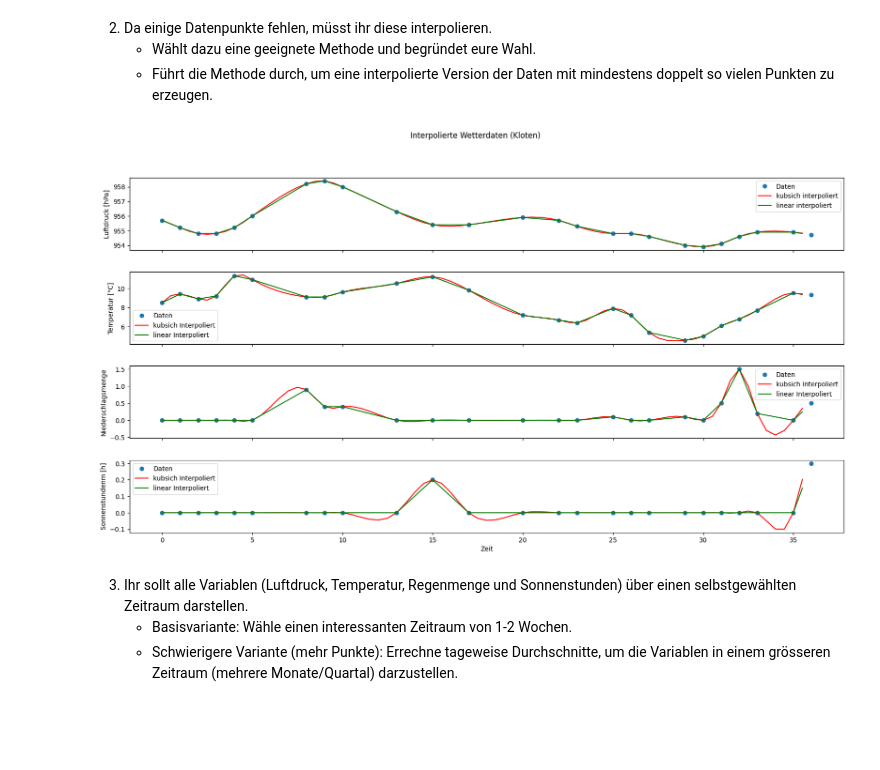
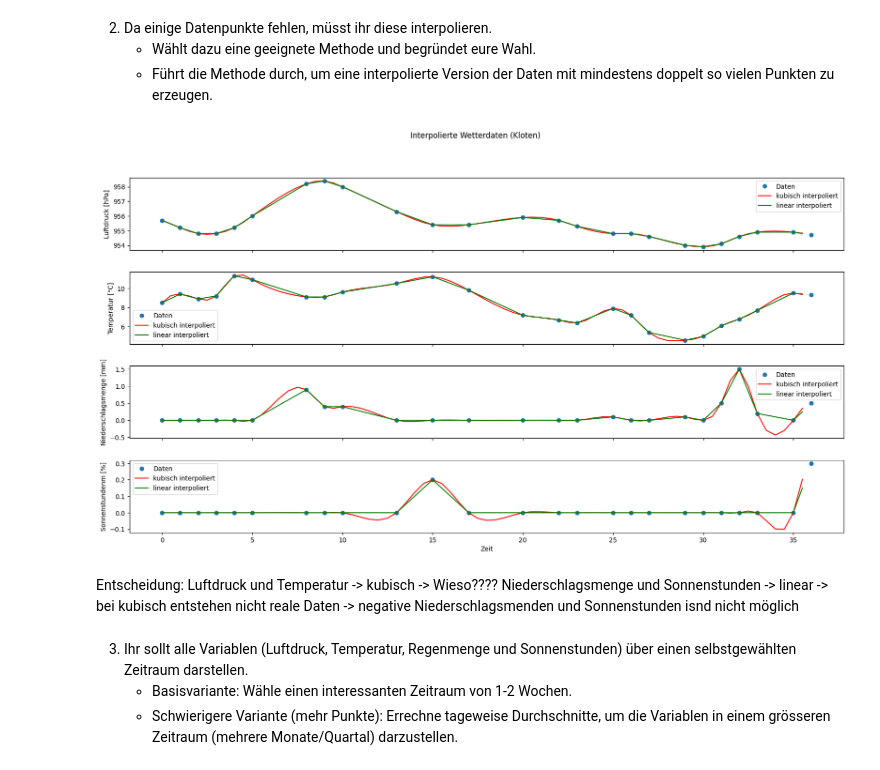
Before and after one commit to Kevin-J-Klein/NGDS-Gruppe-G, a Jupyter notebook: WetterstationGruppeG-Kevin.ipynb, the cells around one changed output. Saved outputs shown, nothing was run; the diff lists cells and outputs as text; code cells hidden in the pictures; blank space fills up the shorter version.

```diff
--- a/WetterstationGruppeG-Kevin.ipynb
+++ b/WetterstationGruppeG-Kevin.ipynb
@@ -97,39 +97,43 @@ pressure_inter_linear, temp_inter_linear,rain_inter_linear, sunshine_inter_linea
 # %%
 fig, (ax1, ax2, ax3, ax4) = plt.subplots(4, 1, sharex=True, figsize=(20,10))
 fig.subplots_adjust(wspace=0.5, hspace=0.3)
 
 ax1.plot(time_diff_demo, pressure[:25], 'o', label='Daten')
-ax1.plot(t[0:2*max_demo], pressure_inter_cubic[0:2*max_demo], 'r-', label='kubsich interpoliert')
+ax1.plot(t[0:2*max_demo], pressure_inter_cubic[0:2*max_demo], 'r-', label='kubisch interpoliert')
 ax1.plot(t[0:2*max_demo], pressure_inter_linear[0:2*max_demo], 'g-', label='linear interpoliert')
 ax1.set_ylabel('Luftdruck [hPa]')
 ax1.legend()
 
-ax2.plot(time_diff_demo, tre200h0[:25], 'o', label='Daten')
-ax2.plot(t[0:2*max_demo], tre200h0_inter_cubic[0:2*max_demo], 'r-', label='kubsich Interpoliert')
-ax2.plot(t[0:2*max_demo], tre200h0_inter_linear[0:2*max_demo], 'g-', label='linear Interpoliert')
+ax2.plot(time_diff_demo, temp[:25], 'o', label='Daten')
+ax2.plot(t[0:2*max_demo], temp_inter_cubic[0:2*max_demo], 'r-', label='kubisch interpoliert')
+ax2.plot(t[0:2*max_demo], temp_inter_linear[0:2*max_demo], 'g-', label='linear interpoliert')
 ax2.set_ylabel('Temperatur [°C]')
 #ax2.set_xlabel('Zeit')
 ax2.legend()
 
-ax3.plot(time_diff_demo, rre150h0[:25], 'o', label='Daten')
-ax3.plot(t[0:2*max_demo], rre150h0_inter_cubic[0:2*max_demo], 'r-', label='kubsich Interpoliert')
-ax3.plot(t[0:2*max_demo], rre150h0_inter_linear[0:2*max_demo], 'g-', label='linear Interpoliert')
-ax3.set_ylabel('Niederschlagsmenge') #Einheit: mm ?
+ax3.plot(time_diff_demo, rain[:25], 'o', label='Daten')
+ax3.plot(t[0:2*max_demo], rain_inter_cubic[0:2*max_demo], 'r-', label='kubisch interpoliert')
+ax3.plot(t[0:2*max_demo], rain_inter_linear[0:2*max_demo], 'g-', label='linear interpoliert')
+ax3.set_ylabel('Niederschlagsmenge [mm]') #Einheit: mm ?
 #ax3.set_xlabel('Zeit')
 ax3.legend()
 
-ax4.plot(time_diff_demo, su2000h0[:25], 'o', label='Daten')
-ax4.plot(t[0:2*max_demo], su2000h0_inter_cubic[0:2*max_demo], 'r-', label='kubsich Interpoliert')
-ax4.plot(t[0:2*max_demo], su2000h0_inter_linear[0:2*max_demo], 'g-', label='linear Interpoliert')
-ax4.set_ylabel('Sonnenstundenm [h]')
+ax4.plot(time_diff_demo, sunshine[:25], 'o', label='Daten')
+ax4.plot(t[0:2*max_demo], sunshine_inter_cubic[0:2*max_demo], 'r-', label='kubisch interpoliert')
+ax4.plot(t[0:2*max_demo], sunshine_inter_linear[0:2*max_demo], 'g-', label='linear interpoliert')
+ax4.set_ylabel('Sonnenstunden [%]')
 #ax4.set_xlabel('Zeit')
 ax4.legend()
 
 plt.xlabel('Zeit')
 plt.suptitle('Interpolierte Wetterdaten (Kloten)')
 plt.show()
 # %% [output]
-[figure, old version]
+[figure, new version]
+# %% [markdown]
+Entscheidung:
+ Luftdruck und Temperatur -> kubisch -> Wieso????
+ Niederschlagsmenge und Sonnenstunden -> linear -> bei kubisch entstehen nicht reale Daten -> negative Niederschlagsmenden und Sonnenstunden isnd nicht möglich
 # %% [markdown]
 3. Ihr sollt alle Variablen (Luftdruck, Temperatur, Regenmenge und Sonnenstunden) über einen selbstgewählten Zeitraum darstellen.
    - Basisvariante: Wähle einen interessanten Zeitraum von 1-2 Wochen.
```
Also changed, not shown: parts of 1 cell of this notebook.
